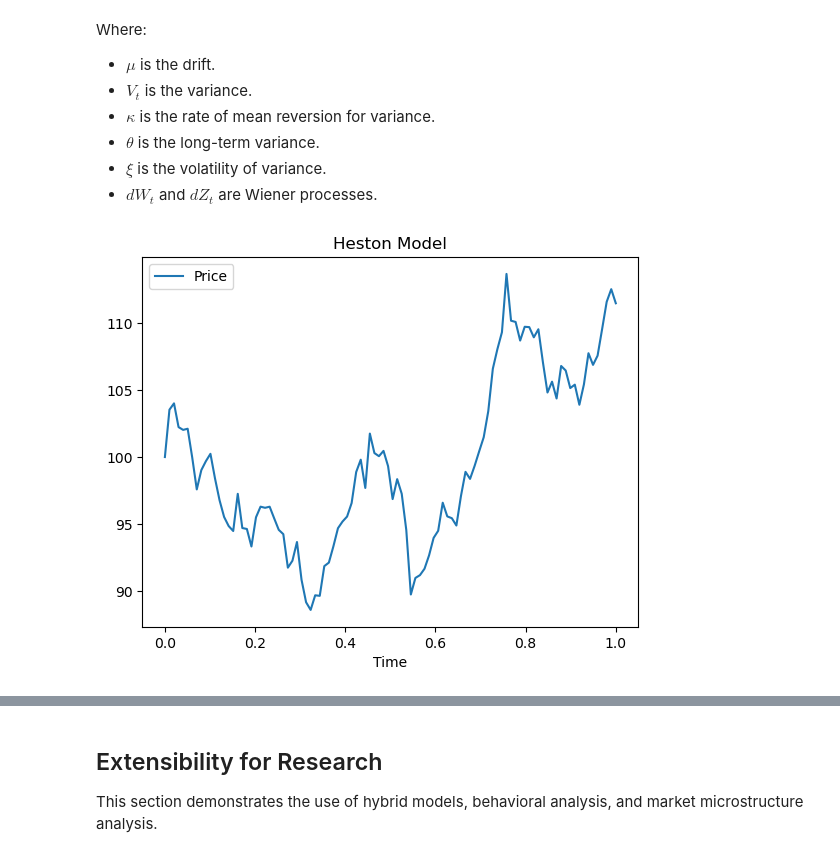
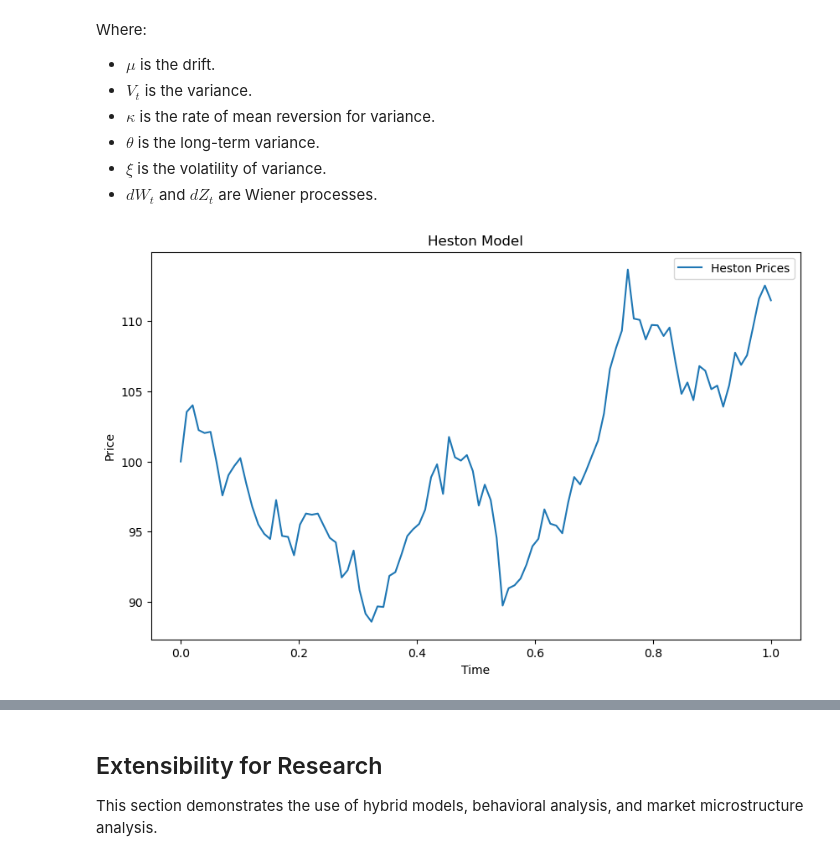
Before and after one commit to astronaut505/VolatilityVortex, a Jupyter notebook: notebook/advanced_market_simulation.ipynb, the cells around one changed output, grey strips where cells are left out. Drawn from its saved outputs; the diff is of its cells as text; code cells hidden in the pictures.

```diff
--- a/notebook/advanced_market_simulation.ipynb
+++ b/notebook/advanced_market_simulation.ipynb
@@ -80,16 +132,14 @@ Where:
 - $\xi$ is the volatility of variance.
 - $dW_t$ and $dZ_t$ are Wiener processes.
 # %%
-# Load Heston Model from CSV
-heston_prices = results["Heston_Prices"]
-heston_vols = results["Heston_Vols"]
-time = results["Time"]
-plt.plot(time, heston_prices, label="Price")
-#plt.plot(time, heston_vols, label="Variance")
-plt.title("Heston Model")
-plt.xlabel("Time")
+# Plot Heston Model
+plt.figure(figsize=(10, 6))
+plt.plot(results['Time'], results['Heston_Prices'], label='Heston Prices')
+plt.title('Heston Model')
+plt.xlabel('Time')
+plt.ylabel('Price')
 plt.legend()
 plt.show()
 # %% [output]
-[figure, old version]
+[figure, new version]
 # %%
```
Also changed, not shown: parts of 17 cells of this notebook, 3 other files.
